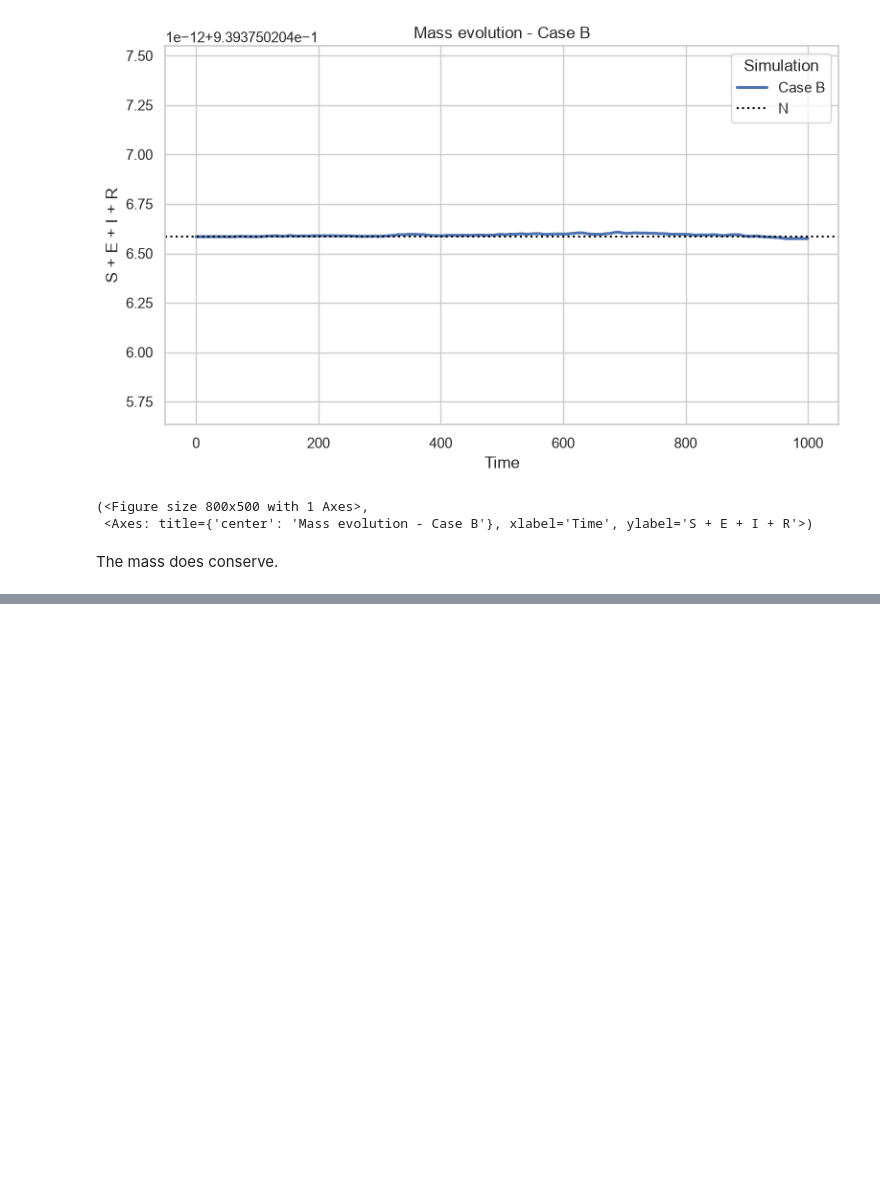
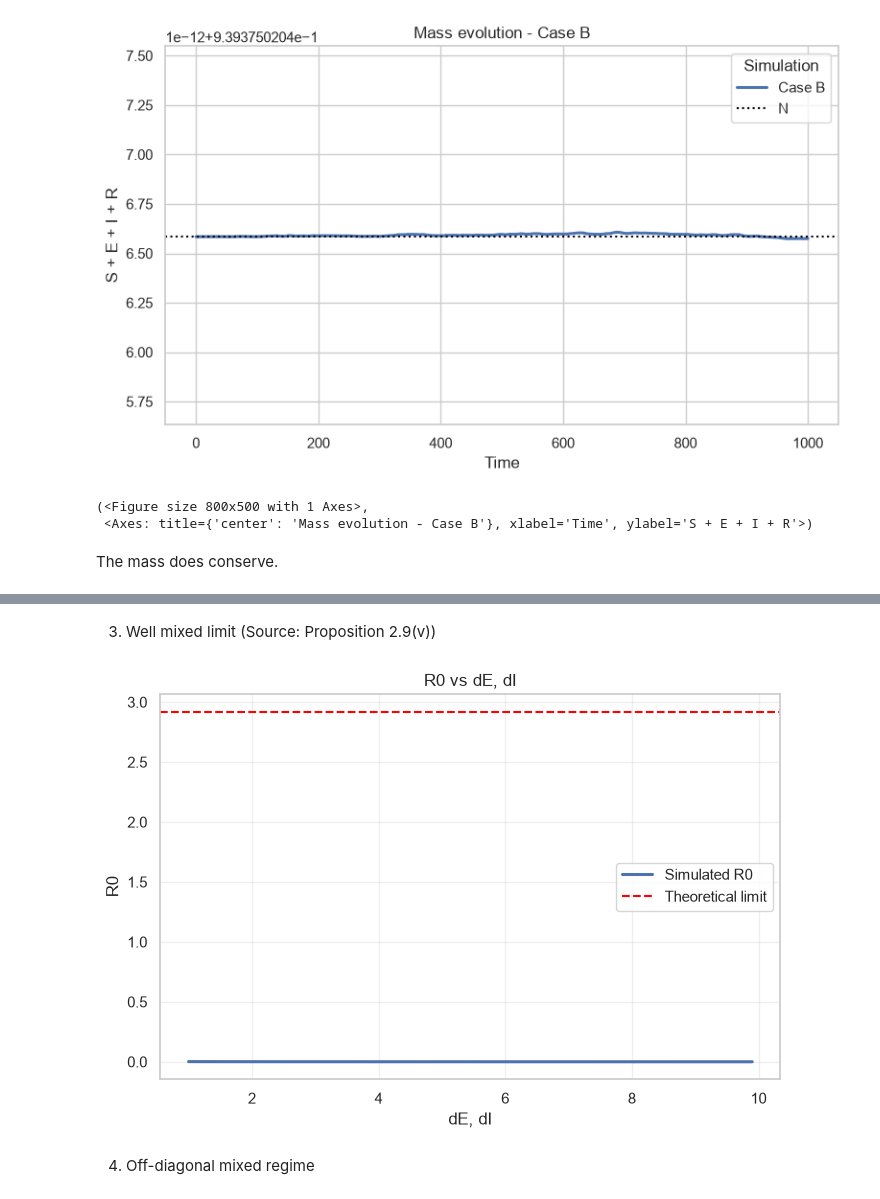
Before and after one commit to kdevultra/seirs-spatial-heterogeneity-research, a Jupyter notebook: notebooks/nb1_global_correctness.ipynb, the cells around one changed output, grey strips where cells are left out. Drawn from its saved outputs; the diff is of its cells as text; code cells hidden in the pictures; blank space fills up the shorter version.

```diff
--- a/notebooks/nb1_global_correctness.ipynb
+++ b/notebooks/nb1_global_correctness.ipynb
@@ -418,0 +549,24 @@ The mass does conserve.
+# %% [markdown]
+3. Well mixed limit (Source: Proposition 2.9(v))
+# %%
+# let's vary dE and dI to grow exponentially
+dEI_range = np.arange(1.0, 10.0, 0.1)
+r0_evolution = np.zeros_like(dEI_range)
+
+R0_limit = (POPULATION_DENSITY/(OMEGA)) * (mass(beta_field, baseParams.h) / mass(gamma_field, baseParams.h) )
+
+dEI_range, r0_evolution = simulate_R0(dEI_range=dEI_range, r0_evolution=r0_evolution)
+
+fig, ax = plot_R0_limit(
+    dEI_range,
+    r0_evolution,
+    r0_limit=R0_limit,
+    line_label='Simulated R0',
+    limit_label='Theoretical limit',
+    title='R0 vs dE, dI',
+    save_path='r0_plot_asympt_limit.png'
+)
+# %% [output]
+[figure, added]
+# %% [markdown]
+4. Off-diagonal mixed regime
```
Also changed, not shown: parts of 14 cells of this notebook, 3 other files.
